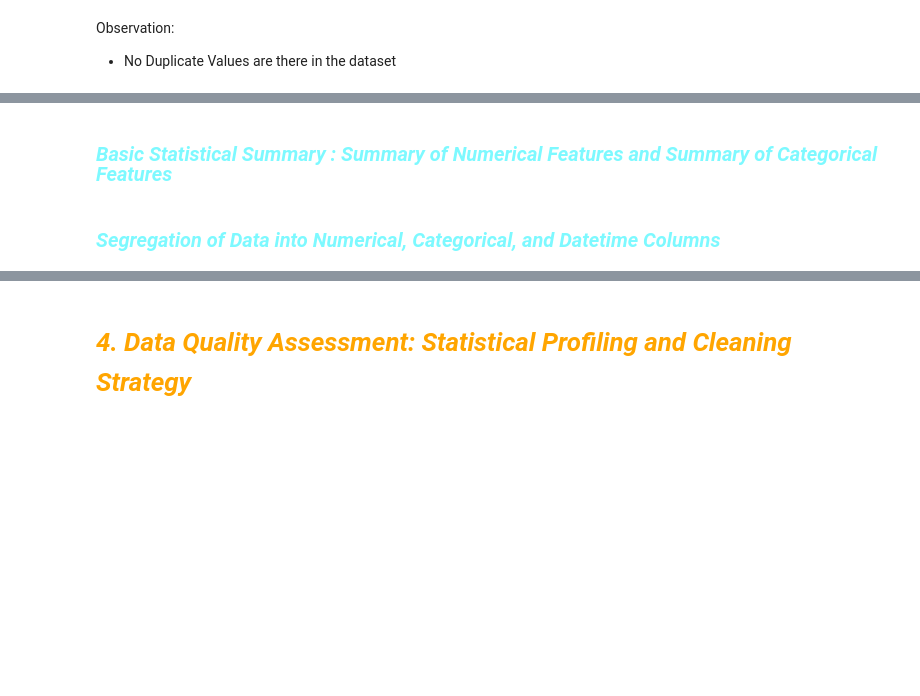
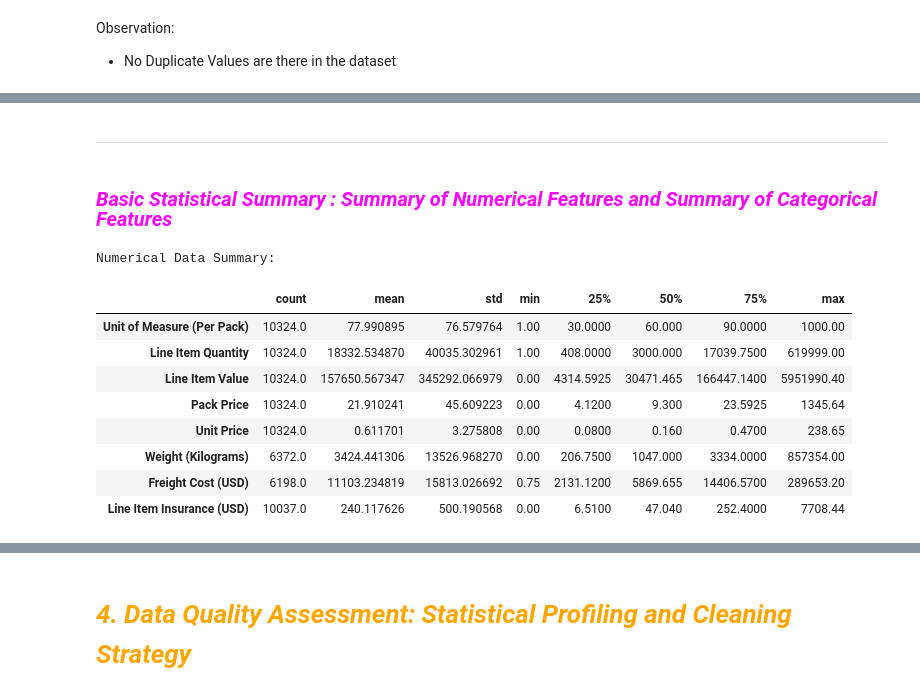
Before and after one commit to rashmiKumari03/Shipment-Price-Prediction, a Jupyter notebook: Notebook/Analyzing_Data.ipynb, the cells around one changed output, grey strips where cells are left out. Cells and saved outputs as stored; diff of their text form; code cells hidden in the pictures; blank space fills up the shorter version.

```diff
--- a/Notebook/Analyzing_Data.ipynb
+++ b/Notebook/Analyzing_Data.ipynb
@@ -316,0 +357,12 @@ Line Item Insurance (USD)
+# %%
+# Convert the date columns to datetime type, handling invalid dates and keeping only the date (no time)
+date_cols = [
+    'PQ First Sent to Client Date',
+    'PO Sent to Vendor Date',
+    'Scheduled Delivery Date',
+    'Delivered to Client Date',
+    'Delivery Recorded Date'
+]
+
+for column in date_cols:
+    data[column] = pd.to_datetime(data[column], errors='coerce').dt.normalize()  # Normalize to remove the time part
@@ -316,0 +413,2 @@ Line Item Insurance (USD)
+# %%
+data.drop(columns=['PQ First Sent to Client Date','PO Sent to Vendor Date'],inplace=True)
@@ -316,0 +425,3 @@ Line Item Insurance (USD)
+# %%
+for column in ['Weight (Kilograms)', 'Freight Cost (USD)']:
+    print(data[column].value_counts().head(),"\n\n")
@@ -316,0 +445,4 @@ Line Item Insurance (USD)
+# %%
+# Converting data types to Numeric
+for column in ['Weight (Kilograms)', 'Freight Cost (USD)']:
+    data[column]=pd.to_numeric(data[column],errors='coerce')
@@ -320,7 +686,20 @@ Frequency Distribution of Columns with 30 or Fewer Unique Values & Value Count</
+# %% [markdown]
+----------
 # %% [markdown]
-<h6 style="font-family: 'Arial'; font-size: 20px; font-style: italic; color: #7DF9FF;">
-Basic Statistical Summary : Summary of Numerical Features and Summary of Categorical Features</h6>
+<h6 style="font-family: 'Arial'; font-size: 20px; font-style: italic; color:magenta">Basic Statistical Summary : Summary of Numerical Features and Summary of Categorical Features</h6>
-# %% [markdown]
-<h6 style="font-family: 'Arial'; font-size: 20px; font-style: italic; color: #7DF9FF;">
-Segregation of Data into Numerical, Categorical, and Datetime Columns
-</h6>
+# %%
+# Numerical data summary
+numerical_summary = data.describe(include='number').T
+print("Numerical Data Summary:")
+numerical_summary
+# %% [output]
+Numerical Data Summary:
+|  | count | mean | std | min | 25% | 50% | 75% | max |
+| Unit of Measure (Per Pack) | 10324.0 | 77.990895 | 76.579764 | 1.00 | 30.0000 | 60.000 | 90.0000 | 1000.00 |
+| Line Item Quantity | 10324.0 | 18332.534870 | 40035.302961 | 1.00 | 408.0000 | 3000.000 | 17039.7500 | 619999.00 |
+| Line Item Value | 10324.0 | 157650.567347 | 345292.066979 | 0.00 | 4314.5925 | 30471.465 | 166447.1400 | 5951990.40 |
+| Pack Price | 10324.0 | 21.910241 | 45.609223 | 0.00 | 4.1200 | 9.300 | 23.5925 | 1345.64 |
+| Unit Price | 10324.0 | 0.611701 | 3.275808 | 0.00 | 0.0800 | 0.160 | 0.4700 | 238.65 |
+| Weight (Kilograms) | 6372.0 | 3424.441306 | 13526.968270 | 0.00 | 206.7500 | 1047.000 | 3334.0000 | 857354.00 |
+| Freight Cost (USD) | 6198.0 | 11103.234819 | 15813.026692 | 0.75 | 2131.1200 | 5869.655 | 14406.5700 | 289653.20 |
+| Line Item Insurance (USD) | 10037.0 | 240.117626 | 500.190568 | 0.00 | 6.5100 | 47.040 | 252.4000 | 7708.44 |
```
Also changed, not shown: parts of 52 cells of this notebook.
